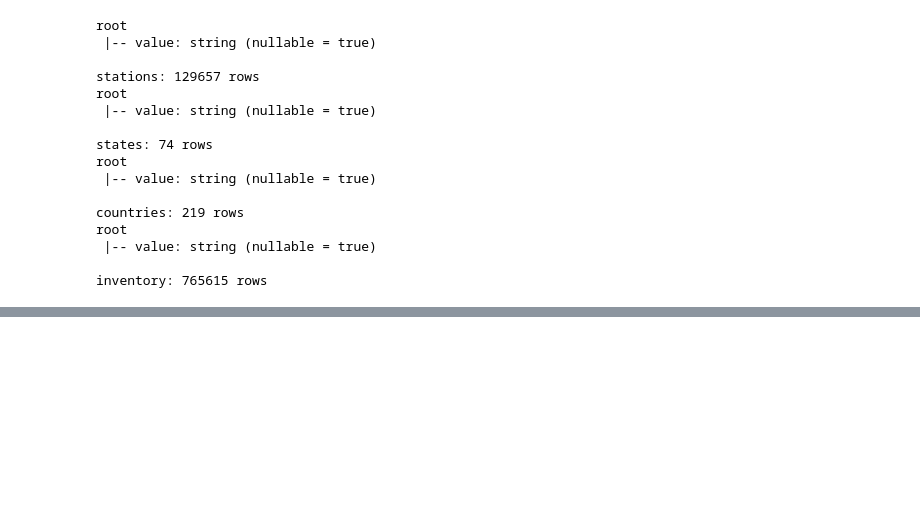
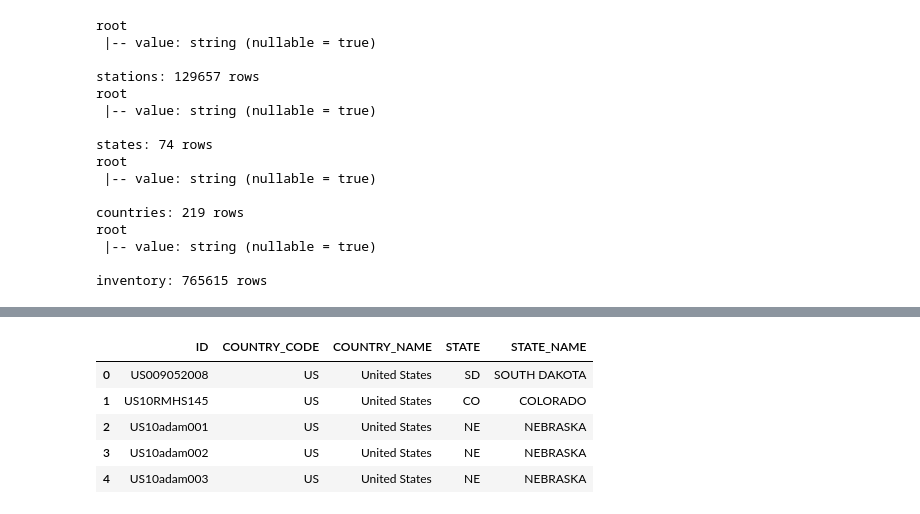
Before and after one commit to david-ewing-nz/ghcn-spark-analysis, a Jupyter notebook: notebooks/01_ghcn_processing.ipynb, the cells around one changed output, grey strips where cells are left out. Cells and saved outputs as stored; diff of their text form; code cells hidden in the pictures; blank space fills up the shorter version.

```diff
--- a/notebooks/01_ghcn_processing.ipynb
+++ b/notebooks/01_ghcn_processing.ipynb
@@ -420,0 +518,78 @@ inventory: 765615 rows
+# %%
+from pyspark.sql.functions import col, substring, lit, trim, upper
+
+# Reference paths from GHCN
+statesPath = f"{prefix}ghcnd-states.txt"
+countriesPath = f"{prefix}ghcnd-countries.txt"
+stationsPath = f"{prefix}ghcnd-stations.txt"
+
+# Load metadata
+statesdf = spark.read.text(statesPath)
+countriesdf = spark.read.text(countriesPath)
+stationsdf = spark.read.text(stationsPath)
+
+# Parse states: fixed width (0–2 = CODE, 3+ = NAME)
+statesdf = statesdf.select(
+    trim(substring("value", 1, 2)).alias("CODE"),
+    trim(substring("value", 4, 50)).alias("STATE_NAME")
+)
+
+# Parse countries: fixed width (0–2 = CODE, 3+ = NAME)
+countriesdf = countriesdf.select(
+    trim(substring("value", 1, 2)).alias("CODE"),
+    trim(substring("value", 4, 50)).alias("COUNTRY_NAME")
+)
+
+# Parse stations file (already loaded or reuse if exists)
+stationsdf = spark.read.text(stationsPath)
+
+# Extract structured fields from fixed-width station file
+stationsdf = stationsdf.select(
+    trim(substring("value", 1, 11)).alias("ID"),
+    trim(substring("value", 13, 8)).cast("double").alias("LATITUDE"),
+    trim(substring("value", 22, 8)).cast("double").alias("LONGITUDE"),
+    trim(substring("value", 31, 6)).cast("double").alias("ELEVATION"),
+    trim(substring("value", 39, 2)).alias("STATE"),
+    trim(substring("value", 42, 30)).alias("NAME"),
+    trim(substring("value", 72, 3)).alias("GSNFLAG"),
+    trim(substring("value", 75, 3)).alias("HCNFLAG"),
+    trim(substring("value", 78, 5)).alias("WMOID")
+)
+
+# Add country code from station ID
+stations_with_code = stationsdf.withColumn("COUNTRY_CODE", substring("ID", 1, 2))
+
+# Join with countries
+station_country_joined = stations_with_code.join(
+    countriesdf,
+    stations_with_code["COUNTRY_CODE"] == countriesdf["CODE"],
+    how="left"
+).drop(countriesdf["CODE"])
+
+# Separate US and non-US
+us_stations = station_country_joined.filter(col("COUNTRY_CODE") == "US")
+non_us_stations = station_country_joined.filter(col("COUNTRY_CODE") != "US") \
+    .withColumn("STATE_NAME", lit(None).cast("string"))
+
+# Join US stations with states (clean key)
+us_stations_clean = us_stations.withColumn("STATE_CLEAN", upper(trim(col("STATE"))))
+
+us_stations_joined = us_stations_clean.join(
+    statesdf,
+    us_stations_clean["STATE_CLEAN"] == statesdf["CODE"],
+    how="left"
+).drop("STATE_CLEAN", statesdf["CODE"])
+
+# Merge US and non-US stations
+stations_full = us_stations_joined.unionByName(non_us_stations)
+
+# Final select and preview
+stations_select = stations_full.select("ID", "COUNTRY_CODE", "COUNTRY_NAME", "STATE", "STATE_NAME")
+show_as_html(stations_select.limit(5))
+# %% [output]
+|  | ID | COUNTRY_CODE | COUNTRY_NAME | STATE | STATE_NAME |
+| 0 | US009052008 | US | United States | SD | SOUTH DAKOTA |
+| 1 | US10RMHS145 | US | United States | CO | COLORADO |
+| 2 | US10adam001 | US | United States | NE | NEBRASKA |
+| 3 | US10adam002 | US | United States | NE | NEBRASKA |
+| 4 | US10adam003 | US | United States | NE | NEBRASKA |
```
Also changed, not shown: parts of 7 cells of this notebook, 1 other file.
